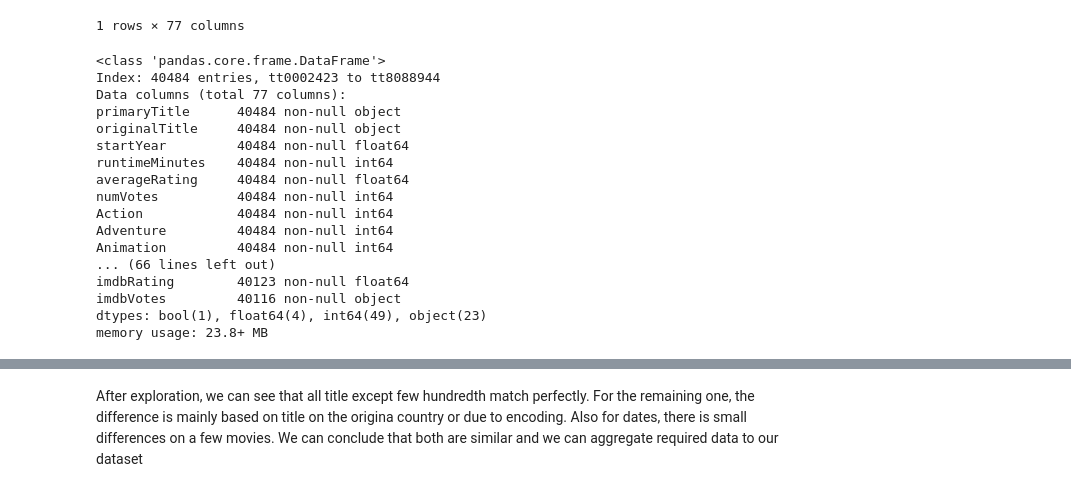
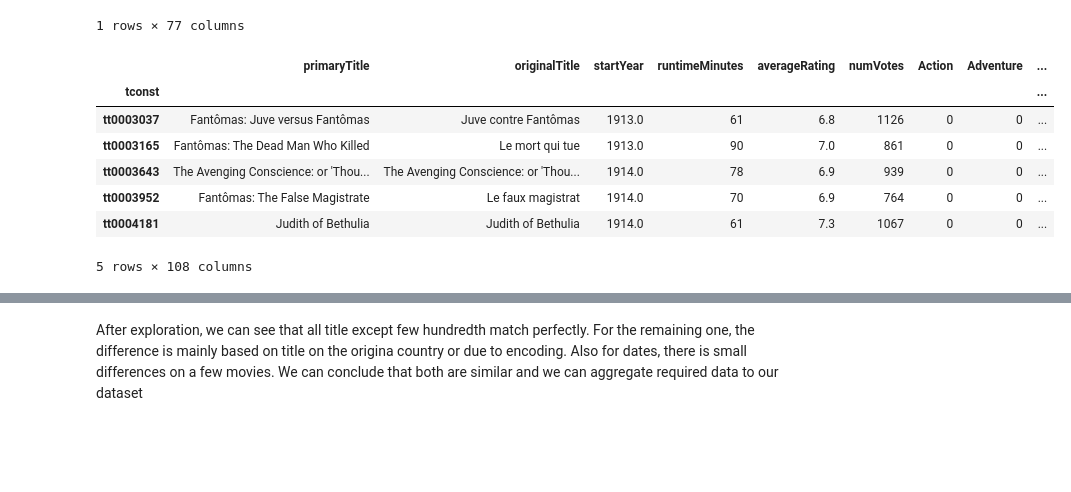
Before and after one commit to Coni63/webGL-movie, a Jupyter notebook: model/Concatenation.ipynb, the cells around one changed output, grey strips where cells are left out. Drawn from its saved outputs; the diff is of its cells as text; code cells hidden in the pictures; blank space fills up the shorter version.

```diff
--- a/model/Concatenation.ipynb
+++ b/model/Concatenation.ipynb
@@ -44,25 +44,16 @@ final[final.Type != "movie"]
 | tt2081881 | National Theatre Live: One Man, T... | National Theatre Live: One Man, T... | 2011.0 | 180 | 8.3 | 81 | 0 | 0 | ... |
 1 rows × 77 columns
 # %%
-final.info()
+final.head()
 # %% [output]
+|  | primaryTitle | originalTitle | startYear | runtimeMinutes | averageRating | numVotes | Action | Adventure | ... |
+| tconst |  |  |  |  |  |  |  |  | ... |
+| tt0003037 | Fantômas: Juve versus Fantômas | Juve contre Fantômas | 1913.0 | 61 | 6.8 | 1126 | 0 | 0 | ... |
+| tt0003165 | Fantômas: The Dead Man Who Killed | Le mort qui tue | 1913.0 | 90 | 7.0 | 861 | 0 | 0 | ... |
+| tt0003643 | The Avenging Conscience: or 'Thou... | The Avenging Conscience: or 'Thou... | 1914.0 | 78 | 6.9 | 939 | 0 | 0 | ... |
+| tt0003952 | Fantômas: The False Magistrate | Le faux magistrat | 1914.0 | 70 | 6.9 | 764 | 0 | 0 | ... |
+| tt0004181 | Judith of Bethulia | Judith of Bethulia | 1914.0 | 61 | 7.3 | 1067 | 0 | 0 | ... |
-<class 'pandas.core.frame.DataFrame'>
-Index: 40484 entries, tt0002423 to tt8088944
-Data columns (total 77 columns):
-primaryTitle      40484 non-null object
-originalTitle     40484 non-null object
-startYear         40484 non-null float64
-runtimeMinutes    40484 non-null int64
-averageRating     40484 non-null float64
-numVotes          40484 non-null int64
-Action            40484 non-null int64
-Adventure         40484 non-null int64
-Animation         40484 non-null int64
-... (66 lines left out)
-imdbRating        40123 non-null float64
-imdbVotes         40116 non-null object
-dtypes: bool(1), float64(4), int64(49), object(23)
-memory usage: 23.8+ MB
+5 rows × 108 columns
 # %%
 final[(final["primaryTitle"] != final["Title"]) & (final["originalTitle"] != final["Title"]) & (final["startYear"] != final["Year"])]
 # %% [output]
```
Also changed, not shown: parts of 26 cells of this notebook, 1 other file.
